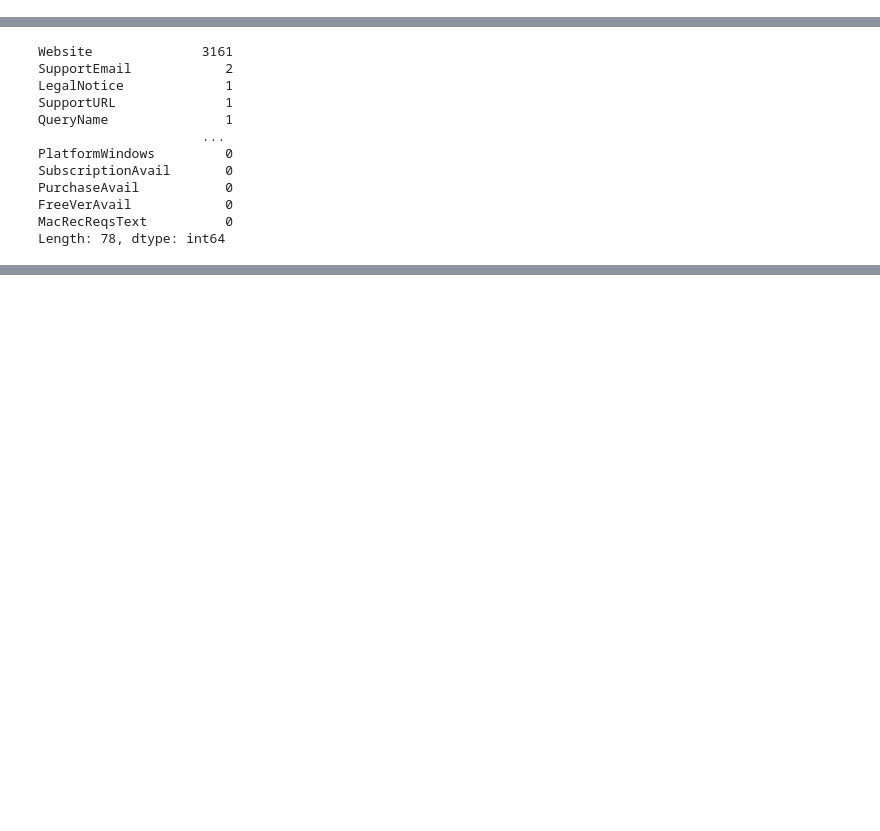
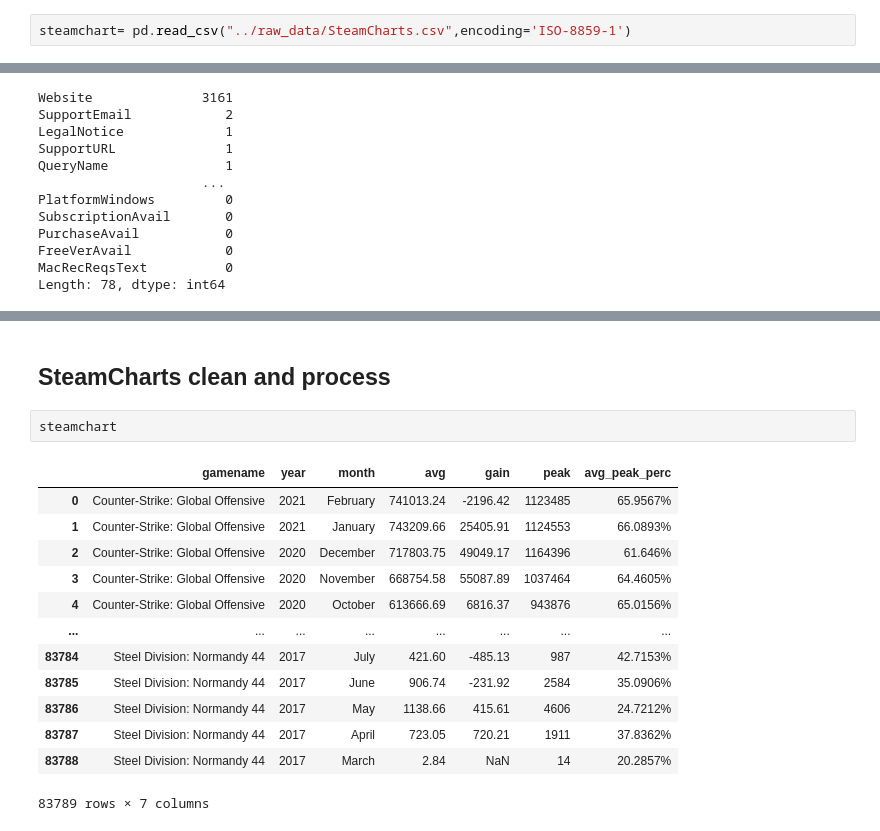
Before and after one commit to Sultan-Mm/AI-Insights-for-Video-Games, a Jupyter notebook: notebooks/steam.ipynb, the cells around one changed output, grey strips where cells are left out. Drawn from its saved outputs; the diff is of its cells as text; blank space fills up the shorter version.

```diff
--- a/notebooks/steam.ipynb
+++ b/notebooks/steam.ipynb
@@ -28,3 +12,5 @@ df2.head()
+# %%
+steamchart= pd.read_csv("../raw_data/SteamCharts.csv",encoding='ISO-8859-1')
 # %% [markdown]
 # Clean and process data
 # %% [markdown]
@@ -275,0 +374,18 @@ df3.head()
+# %% [markdown]
+## SteamCharts clean and process
+# %%
+steamchart
+# %% [output]
+|  | gamename | year | month | avg | gain | peak | avg_peak_perc |
+| 0 | Counter-Strike: Global Offensive | 2021 | February | 741013.24 | -2196.42 | 1123485 | 65.9567% |
+| 1 | Counter-Strike: Global Offensive | 2021 | January | 743209.66 | 25405.91 | 1124553 | 66.0893% |
+| 2 | Counter-Strike: Global Offensive | 2020 | December | 717803.75 | 49049.17 | 1164396 | 61.646% |
+| 3 | Counter-Strike: Global Offensive | 2020 | November | 668754.58 | 55087.89 | 1037464 | 64.4605% |
+| 4 | Counter-Strike: Global Offensive | 2020 | October | 613666.69 | 6816.37 | 943876 | 65.0156% |
+| ... | ... | ... | ... | ... | ... | ... | ... |
+| 83784 | Steel Division: Normandy 44 | 2017 | July | 421.60 | -485.13 | 987 | 42.7153% |
+| 83785 | Steel Division: Normandy 44 | 2017 | June | 906.74 | -231.92 | 2584 | 35.0906% |
+| 83786 | Steel Division: Normandy 44 | 2017 | May | 1138.66 | 415.61 | 4606 | 24.7212% |
+| 83787 | Steel Division: Normandy 44 | 2017 | April | 723.05 | 720.21 | 1911 | 37.8362% |
+| 83788 | Steel Division: Normandy 44 | 2017 | March | 2.84 | NaN | 14 | 20.2857% |
+83789 rows × 7 columns
```
Also changed, not shown: parts of 35 cells of this notebook, 5 other files.
